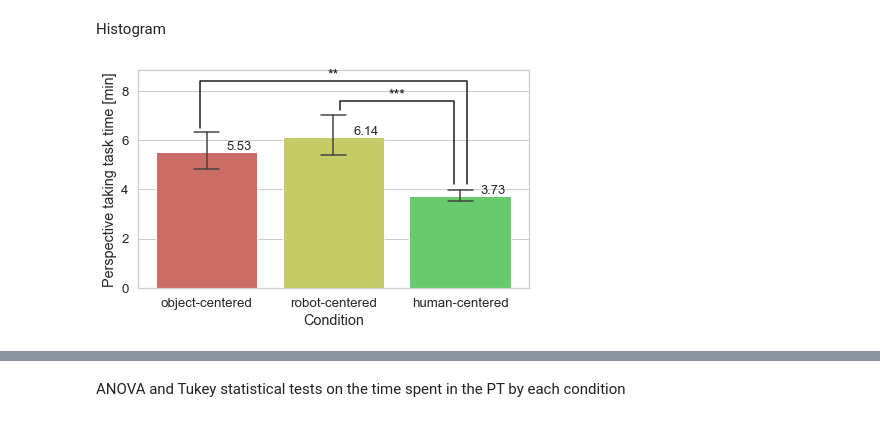
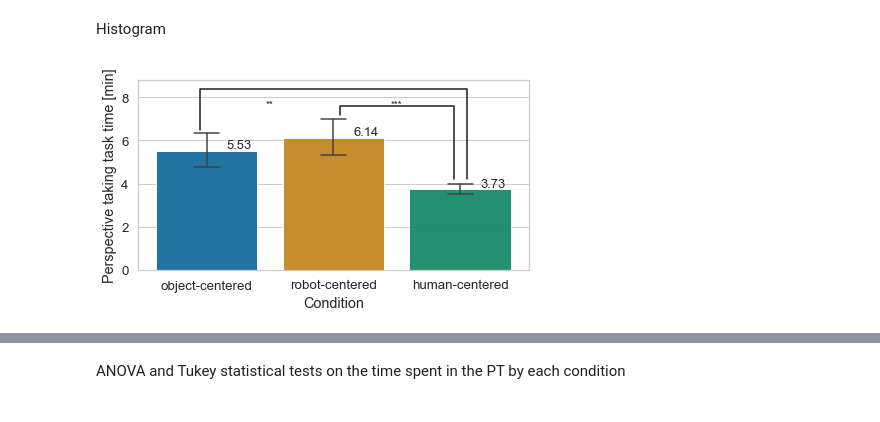
Before and after one commit to Joao-Tiago-Almeida/HRI2023---Conference-Paper, a Jupyter notebook: main.ipynb, the cells around one changed output, grey strips where cells are left out. Drawn from its saved outputs; the diff is of its cells as text; code cells hidden in the pictures.

Commit message:
color blind friendly graphs

```diff
--- a/main.ipynb
+++ b/main.ipynb
@@ -6,7 +6,7 @@ import matplotlib.pyplot as plt
 # Set the general theme for the figures
 sns.set(font_scale = 1.2)
 sns.set_style("whitegrid")
-sns.set_palette(palette = "hls", desat = 1)# n_colors = 3,
+sns.set_palette(palette = "colorblind", n_colors = 3)
 # %% [markdown]
 # Statistical Functions
 # %%
@@ -86,35 +86,36 @@ df.groupby("Condition")["Age"].describe()
 # %% [markdown]
 Histogram
 # %%
-plt.figure(figsize=(7.0, 4.0))
+plt.figure(figsize=(7.0, 3.5))
 g = sns.barplot(
     data=df.fillna(0).replace(["OC","HC","RC"], ["object-centered", "human-centered", "robot-centered"]),
     x="Condition",
     y="Perspective taking task time [min]",
     capsize = 0.2,
-    errwidth=1.5
+    errwidth=1.5,
+    alpha=.95
 )
 
 # add significant values
 for p in g.patches:
     g.annotate(format(p.get_height(), '.2f'),
                    (p.get_x() + p.get_width() / 2., p.get_height()),
                    ha = 'center', va = 'center',
                    size=13,
                    xytext = (33, 5),
                    textcoords = 'offset points')
 
 y1, y2, y3 = 6.5, 7.2, 4.2
 h, col = 0.4, 'k'
 
 plt.plot([-0.05, -0.05, 2.05, 2.05], [y1, y2+3*h, y2+3*h, y3], lw=1.5, c=col)
-plt.text(1, y2+2.9*h, "**", ha='center', va='bottom', color=col)
+plt.text(0.5, y2+.7*h, "**", ha='center', va='bottom', color=col)
 
 # plt.plot([0.05, 0.05, 0.95, 0.95], [y1, y2+h, y2+h, y2], lw=1.5, c=col)
 
 plt.plot([1.05, 1.05, 1.95, 1.95], [y2, y2+h, y2+h, y3], lw=1.5, c=col)
-plt.text(1.5, y2+0.9*h, "***", ha='center', va='bottom', color=col)
+plt.text(1.5, y2+.7*h, "***", ha='center', va='bottom', color=col)
 
 plt.savefig("figures/PT time histogram.pdf",bbox_inches='tight')
 # %% [output]
-[figure, old version]
+[figure, new version]
```
Also changed, not shown: parts of 22 cells of this notebook, 13 other files.
